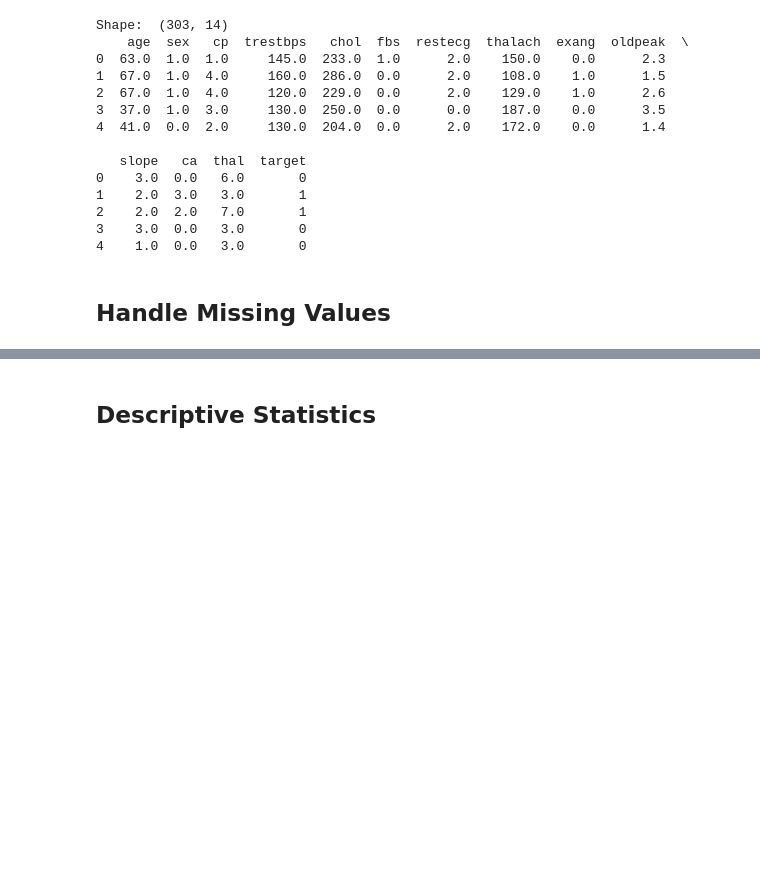
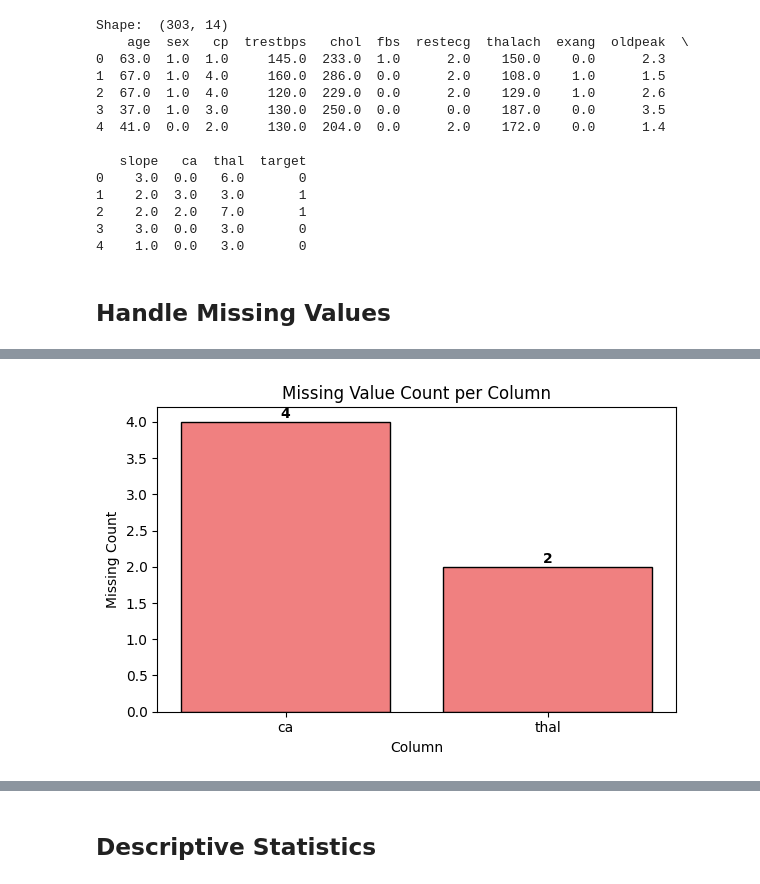
Before and after one commit to emadlx/Heart-Disease-Prediction, a Jupyter notebook: Notebooks/Heart_Disease_EDA.ipynb, the cells around one changed output, grey strips where cells are left out. Cells and saved outputs as stored; diff of their text form; code cells hidden in the pictures; blank space fills up the shorter version.

```diff
--- a/Notebooks/Heart_Disease_EDA.ipynb
+++ b/Notebooks/Heart_Disease_EDA.ipynb
@@ -76,0 +94,18 @@ dtype: int64
+# %%
+# Missing Value Count Bar Chart
+missing_pct = (df.isnull().sum() / len(df) * 100).round(2)
+missing_summary = df.isnull().sum()[df.isnull().sum() > 0].to_frame('Count')
+missing_summary['Percentage (%)'] = missing_pct[missing_summary.index]
+
+plt.figure(figsize=(6, 4))
+plt.bar(missing_summary.index, missing_summary['Count'], color='lightcoral', edgecolor='black')
+plt.title('Missing Value Count per Column')
+plt.xlabel('Column')
+plt.ylabel('Missing Count')
+for i, v in enumerate(missing_summary['Count']):
+    plt.text(i, v + 0.05, str(v), ha='center', fontweight='bold')
+plt.tight_layout()
+plt.savefig('../Graphs/missing_count_bar.png', dpi=300, bbox_inches='tight')
+plt.show()
+# %% [output]
+[figure, added]
```
Also changed, not shown: parts of 6 cells of this notebook, 1 other file.
